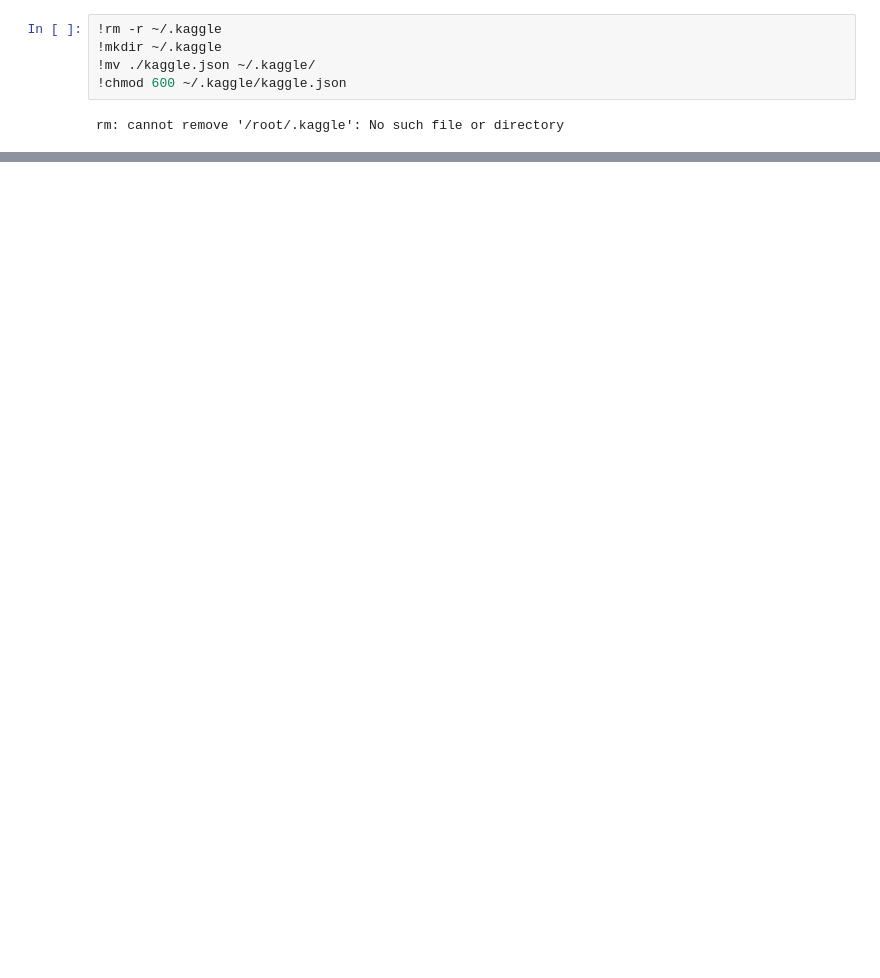
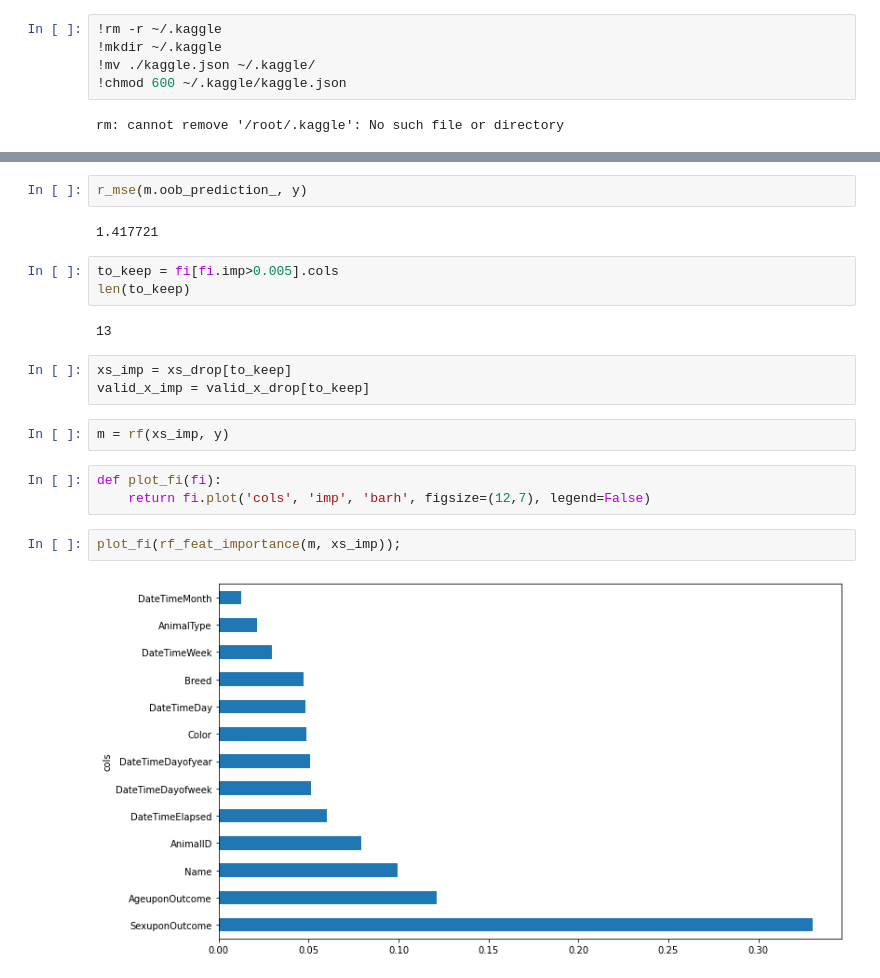
Before and after one commit to willystw/fastai-learning, a Jupyter notebook: shelter-animal/Shelter_Animal.ipynb, the cells around one changed output, grey strips where cells are left out. Saved outputs shown, nothing was run; the diff lists cells and outputs as text; blank space fills up the shorter version.

```diff
--- a/shelter-animal/Shelter_Animal.ipynb
+++ b/shelter-animal/Shelter_Animal.ipynb
@@ -55,0 +140,21 @@ path.ls()
+# %%
+r_mse(m.oob_prediction_, y)
+# %% [output]
+1.417721
+# %%
+to_keep = fi[fi.imp>0.005].cols
+len(to_keep)
+# %% [output]
+13
+# %%
+xs_imp = xs_drop[to_keep]
+valid_x_imp = valid_x_drop[to_keep]
+# %%
+m = rf(xs_imp, y)
+# %%
+def plot_fi(fi):
+    return fi.plot('cols', 'imp', 'barh', figsize=(12,7), legend=False)
+# %%
+plot_fi(rf_feat_importance(m, xs_imp));
+# %% [output]
+[figure, added]
```
Also changed, not shown: parts of 49 cells of this notebook.
